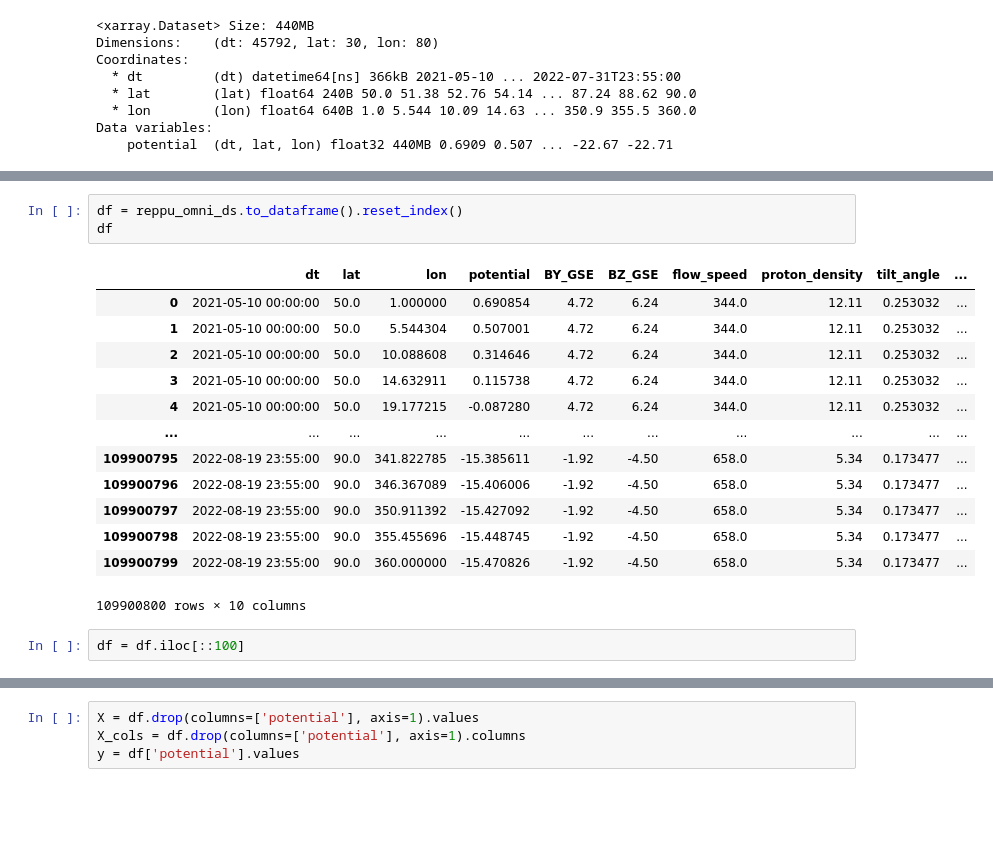
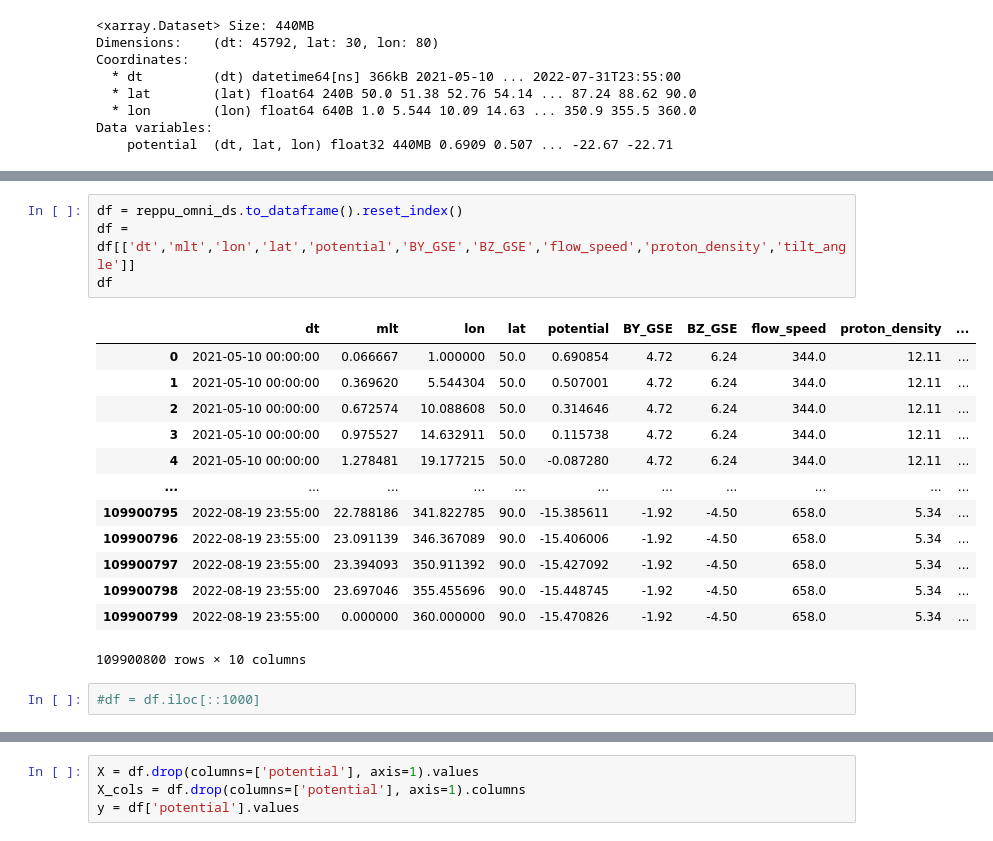
Before and after one commit to reddy-sachin/REPPU-ESN2, a Jupyter notebook: MLP/mlp.ipynb, the cells around one changed output, grey strips where cells are left out. Saved outputs shown, nothing was run; the diff lists cells and outputs as text; blank space fills up the shorter version.

```diff
--- a/MLP/mlp.ipynb
+++ b/MLP/mlp.ipynb
@@ -110,20 +118,21 @@ Data variables:
     mlt             (lon) float64 640B 0.06667 0.3696 0.6726 ... 23.39 23.7 0.0
 # %%
 df = reppu_omni_ds.to_dataframe().reset_index()
+df = df[['dt','mlt','lon','lat','potential','BY_GSE','BZ_GSE','flow_speed','proton_density','tilt_angle']]
 df
 # %% [output]
-|  | dt | lat | lon | potential | BY_GSE | BZ_GSE | flow_speed | proton_density | tilt_angle | ... |
-| 0 | 2021-05-10 00:00:00 | 50.0 | 1.000000 | 0.690854 | 4.72 | 6.24 | 344.0 | 12.11 | 0.253032 | ... |
-| 1 | 2021-05-10 00:00:00 | 50.0 | 5.544304 | 0.507001 | 4.72 | 6.24 | 344.0 | 12.11 | 0.253032 | ... |
-| 2 | 2021-05-10 00:00:00 | 50.0 | 10.088608 | 0.314646 | 4.72 | 6.24 | 344.0 | 12.11 | 0.253032 | ... |
-| 3 | 2021-05-10 00:00:00 | 50.0 | 14.632911 | 0.115738 | 4.72 | 6.24 | 344.0 | 12.11 | 0.253032 | ... |
-| 4 | 2021-05-10 00:00:00 | 50.0 | 19.177215 | -0.087280 | 4.72 | 6.24 | 344.0 | 12.11 | 0.253032 | ... |
+|  | dt | mlt | lon | lat | potential | BY_GSE | BZ_GSE | flow_speed | proton_density | ... |
+| 0 | 2021-05-10 00:00:00 | 0.066667 | 1.000000 | 50.0 | 0.690854 | 4.72 | 6.24 | 344.0 | 12.11 | ... |
+| 1 | 2021-05-10 00:00:00 | 0.369620 | 5.544304 | 50.0 | 0.507001 | 4.72 | 6.24 | 344.0 | 12.11 | ... |
+| 2 | 2021-05-10 00:00:00 | 0.672574 | 10.088608 | 50.0 | 0.314646 | 4.72 | 6.24 | 344.0 | 12.11 | ... |
+| 3 | 2021-05-10 00:00:00 | 0.975527 | 14.632911 | 50.0 | 0.115738 | 4.72 | 6.24 | 344.0 | 12.11 | ... |
+| 4 | 2021-05-10 00:00:00 | 1.278481 | 19.177215 | 50.0 | -0.087280 | 4.72 | 6.24 | 344.0 | 12.11 | ... |
 | ... | ... | ... | ... | ... | ... | ... | ... | ... | ... | ... |
-| 109900795 | 2022-08-19 23:55:00 | 90.0 | 341.822785 | -15.385611 | -1.92 | -4.50 | 658.0 | 5.34 | 0.173477 | ... |
-| 109900796 | 2022-08-19 23:55:00 | 90.0 | 346.367089 | -15.406006 | -1.92 | -4.50 | 658.0 | 5.34 | 0.173477 | ... |
-| 109900797 | 2022-08-19 23:55:00 | 90.0 | 350.911392 | -15.427092 | -1.92 | -4.50 | 658.0 | 5.34 | 0.173477 | ... |
-| 109900798 | 2022-08-19 23:55:00 | 90.0 | 355.455696 | -15.448745 | -1.92 | -4.50 | 658.0 | 5.34 | 0.173477 | ... |
-| 109900799 | 2022-08-19 23:55:00 | 90.0 | 360.000000 | -15.470826 | -1.92 | -4.50 | 658.0 | 5.34 | 0.173477 | ... |
+| 109900795 | 2022-08-19 23:55:00 | 22.788186 | 341.822785 | 90.0 | -15.385611 | -1.92 | -4.50 | 658.0 | 5.34 | ... |
+| 109900796 | 2022-08-19 23:55:00 | 23.091139 | 346.367089 | 90.0 | -15.406006 | -1.92 | -4.50 | 658.0 | 5.34 | ... |
+| 109900797 | 2022-08-19 23:55:00 | 23.394093 | 350.911392 | 90.0 | -15.427092 | -1.92 | -4.50 | 658.0 | 5.34 | ... |
+| 109900798 | 2022-08-19 23:55:00 | 23.697046 | 355.455696 | 90.0 | -15.448745 | -1.92 | -4.50 | 658.0 | 5.34 | ... |
+| 109900799 | 2022-08-19 23:55:00 | 0.000000 | 360.000000 | 90.0 | -15.470826 | -1.92 | -4.50 | 658.0 | 5.34 | ... |
 109900800 rows × 10 columns
-# %%
-df = df.iloc[::100]
+# %%
+#df = df.iloc[::1000]
```
Also changed, not shown: parts of 19 cells of this notebook, 3 other files.
